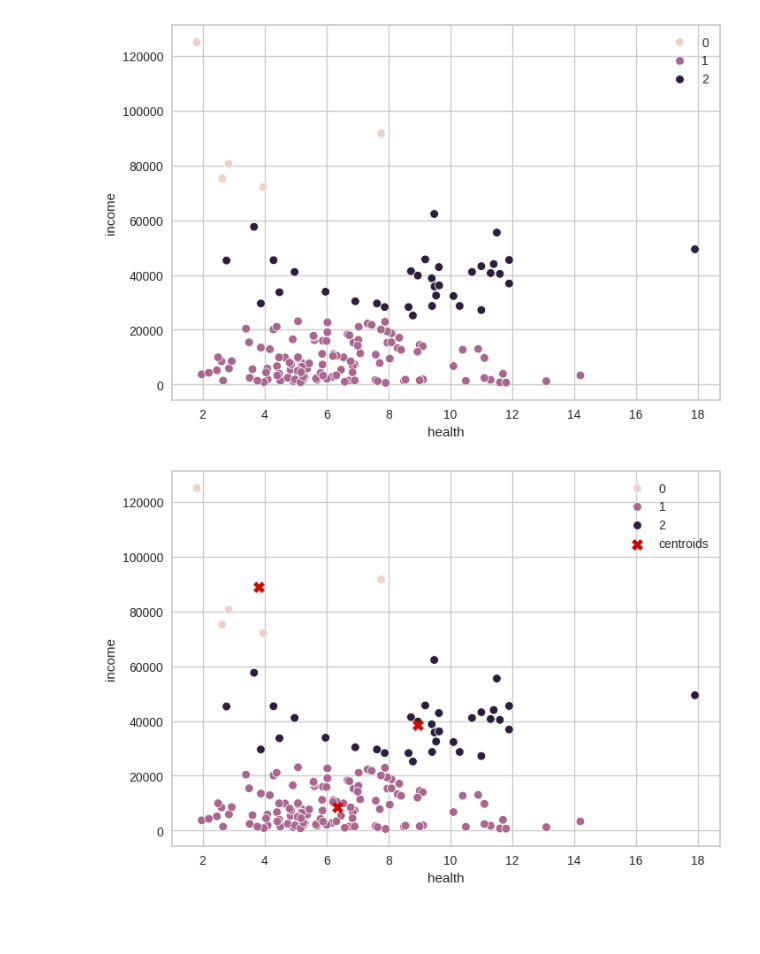
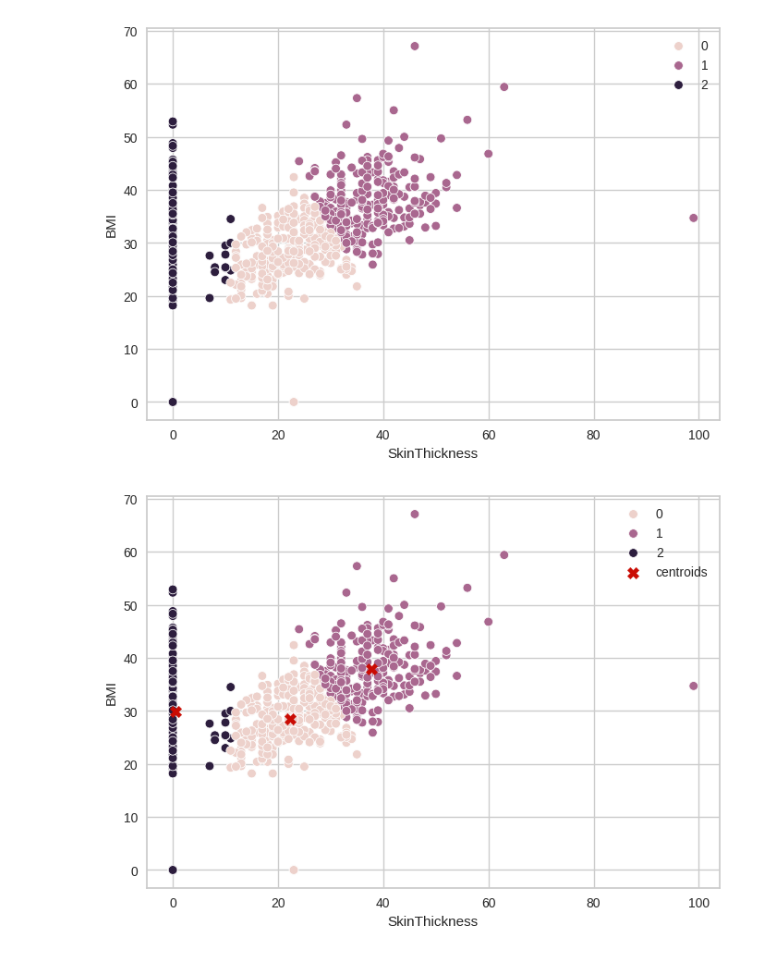
Before and after one commit to Hiroj12b/Cn6005, a Jupyter notebook: w6_Clustering_Lab_Tutorial.ipynb, the cells around one changed output. Saved outputs shown, nothing was run; the diff lists cells and outputs as text; code cells hidden in the pictures; blank space fills up the shorter version.

```diff
--- a/w6_Clustering_Lab_Tutorial.ipynb
+++ b/w6_Clustering_Lab_Tutorial.ipynb
@@ -130,17 +152,17 @@ print(clustervalidation)
 # %%
 import seaborn as sns
 import matplotlib.pyplot as plt
-sns.scatterplot(data=xx, x="health", y="income", hue=kmeans.labels_)
+sns.scatterplot(data=xx, x="SkinThickness", y="BMI", hue=kmeans.labels_)
 plt.show()
 # %% [output]
-[figure, old version]
+[figure, new version]
 # %%
-sns.scatterplot(data=xx, x="health", y="income", hue=kmeans.labels_)
+sns.scatterplot(data=xx, x="SkinThickness", y="BMI", hue=kmeans.labels_)
 plt.scatter(kmeans.cluster_centers_[:,0], kmeans.cluster_centers_[:,1],
             marker="X", c="r", s=80, label="centroids")
 plt.legend()
 plt.show()
 # %% [output]
-[figure, old version]
+[figure, new version]
 # %%
 newdata=[[85.89,30400],[10,10000],[15,1700],[3,6000]]
```
Also changed, not shown: parts of 9 cells of this notebook.
